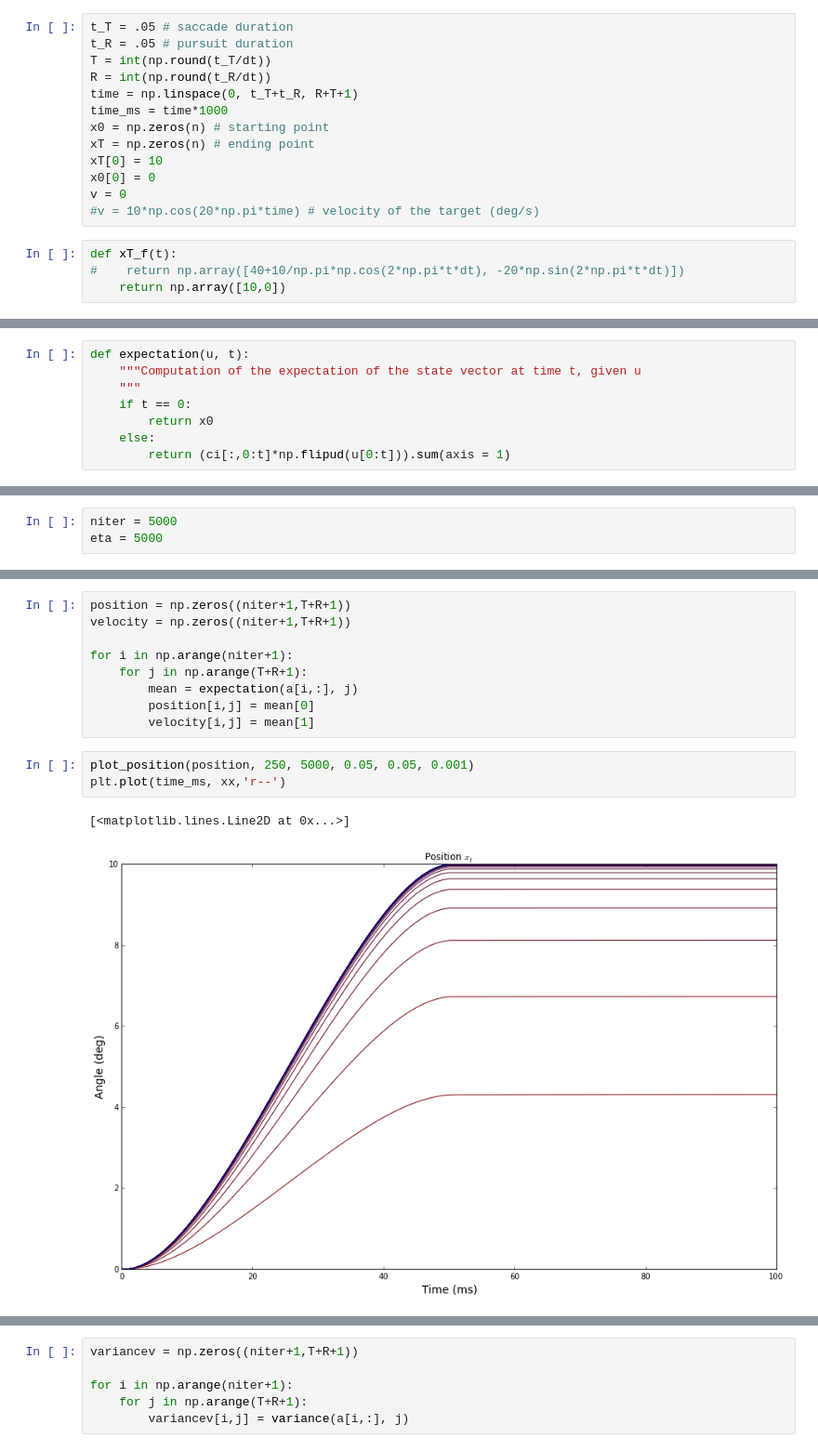
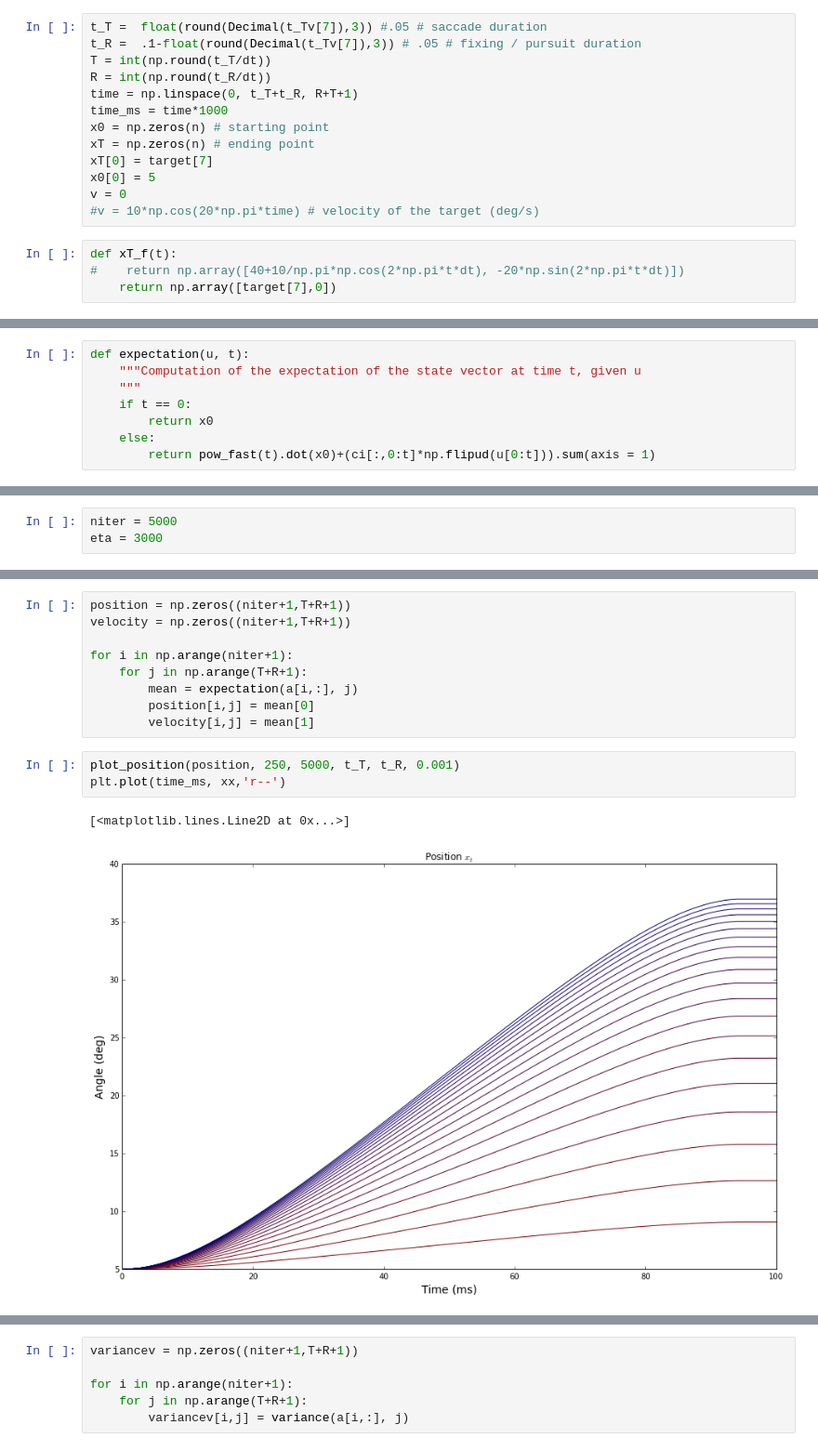
Before and after one commit to AnaideT/OptimalPrecision, a Jupyter notebook: 2017-06-13 Generalized coordinates.ipynb, the cells around one changed output, grey strips where cells are left out. Shown: that part at 93% size. Cells and saved outputs as stored; diff of their text form.

```diff
--- a/2017-06-13 Generalized coordinates.ipynb
+++ b/2017-06-13 Generalized coordinates.ipynb
@@ -62,20 +73,20 @@ B[n-1] = dt
 # %%
-t_T = .05 # saccade duration
-t_R = .05 # pursuit duration
+t_T =  float(round(Decimal(t_Tv[7]),3)) #.05 # saccade duration
+t_R =  .1-float(round(Decimal(t_Tv[7]),3)) # .05 # fixing / pursuit duration
 T = int(np.round(t_T/dt))
 R = int(np.round(t_R/dt))
 time = np.linspace(0, t_T+t_R, R+T+1)
 time_ms = time*1000
 x0 = np.zeros(n) # starting point
 xT = np.zeros(n) # ending point
-xT[0] = 10
-x0[0] = 0
+xT[0] = target[7]
+x0[0] = 5
 v = 0
 #v = 10*np.cos(20*np.pi*time) # velocity of the target (deg/s)
 # %%
 def xT_f(t):
 #    return np.array([40+10/np.pi*np.cos(2*np.pi*t*dt), -20*np.sin(2*np.pi*t*dt)])
-    return np.array([10,0])
+    return np.array([target[7],0])
 # %%
 xx = np.zeros(T+R+1)
 vv = np.zeros(T+R+1)
@@ -162,4 +173,4 @@ def expectation(u, t):
     if t == 0:
         return x0
     else:
-        return (ci[:,0:t]*np.flipud(u[0:t])).sum(axis = 1)
+        return pow_fast(t).dot(x0)+(ci[:,0:t]*np.flipud(u[0:t])).sum(axis = 1)
@@ -205,7 +217,7 @@ def cost_deriv(u, i):
         return (2*np.transpose(ci[:,0:(T+R-i)])*np.array([((expectation(u,t)-xT_f(t))*mult_v).tolist() for t in (i+1+np.arange(R+T-i))])).sum() + 2*k*u[i]*(ci0_array[0:(T+R-i)]**2).sum()
 # %%
 niter = 5000
-eta = 5000
+eta = 3000
 # %%
 import time
 # %%
@@ -255,11 +263,11 @@ for i in np.arange(niter+1):
         position[i,j] = mean[0]
         velocity[i,j] = mean[1]
 # %%
-plot_position(position, 250, 5000, 0.05, 0.05, 0.001)
+plot_position(position, 250, 5000, t_T, t_R, 0.001)
 plt.plot(time_ms, xx,'r--')
 # %% [output]
 [<matplotlib.lines.Line2D at 0x...>]
-[figure, old version]
+[figure, new version]
 # %%
 fig_width = 15
 fig, ax = plt.subplots(1, 1, figsize=(fig_width, fig_width/1.618))
```
Also changed, not shown: parts of 35 cells of this notebook, 8 other files.
